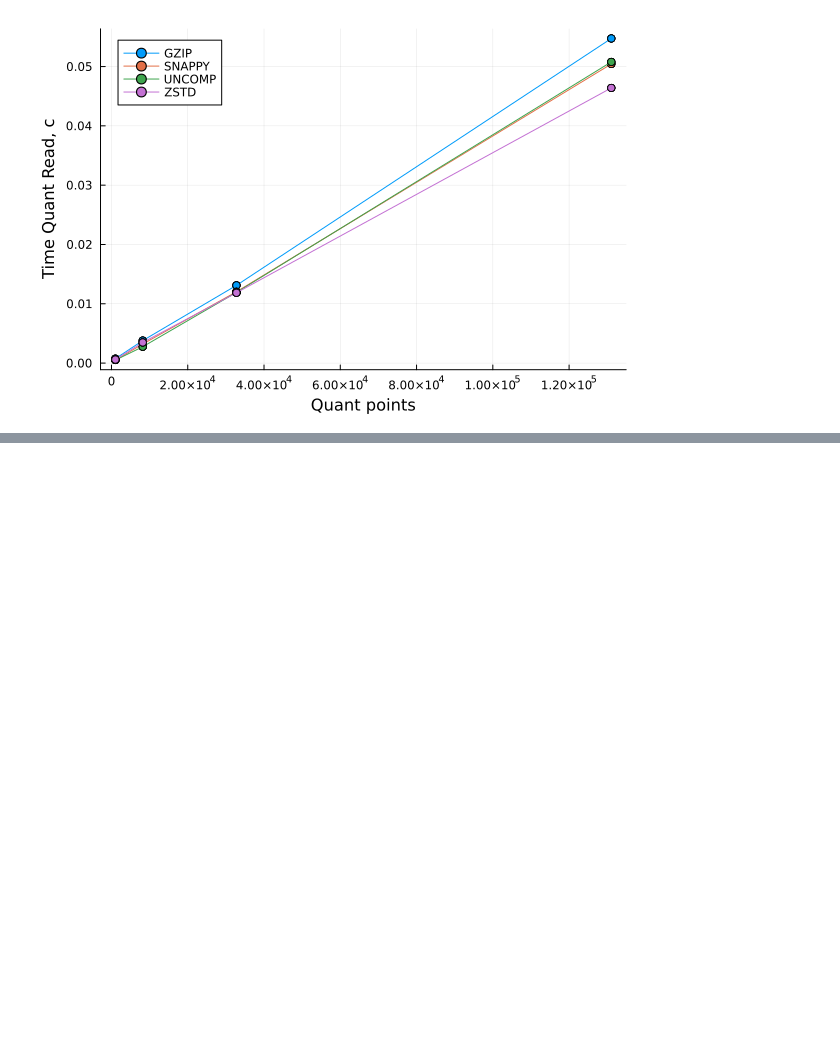
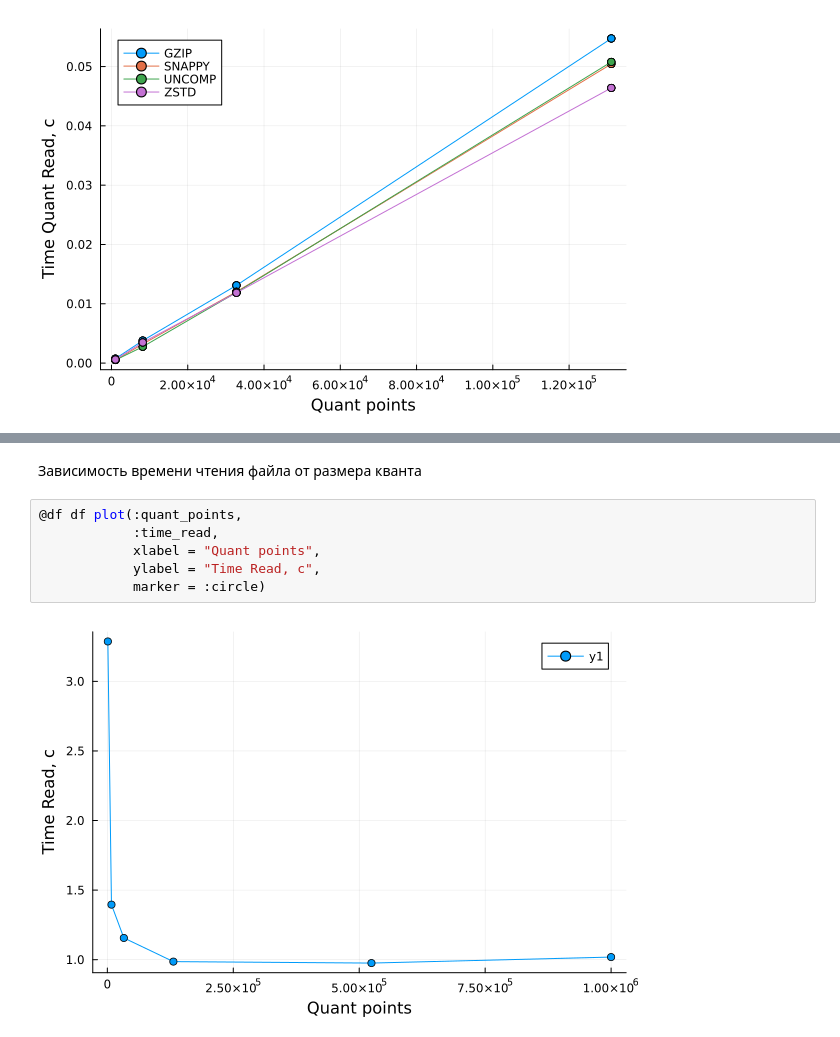
Before and after one commit to a-mikhaylov/file-formats-cpp, a Jupyter notebook: scripts/SavePlots.ipynb, the cells around one changed output, grey strips where cells are left out. Drawn from its saved outputs; the diff is of its cells as text; blank space fills up the shorter version.

```diff
--- a/scripts/SavePlots.ipynb
+++ b/scripts/SavePlots.ipynb
@@ -102,0 +120,10 @@ df_shuffle = CSV.File(Shuffle) |> DataFrame
+# %% [markdown]
+Зависимость времени чтения файла от размера кванта
+# %%
+@df df plot(:quant_points,
+            :time_read,
+            xlabel = "Quant points",
+            ylabel = "Time Read, c",
+            marker = :circle)
+# %% [output]
+[figure, added]
```
Also changed, not shown: parts of 9 cells of this notebook, 17 other files.
